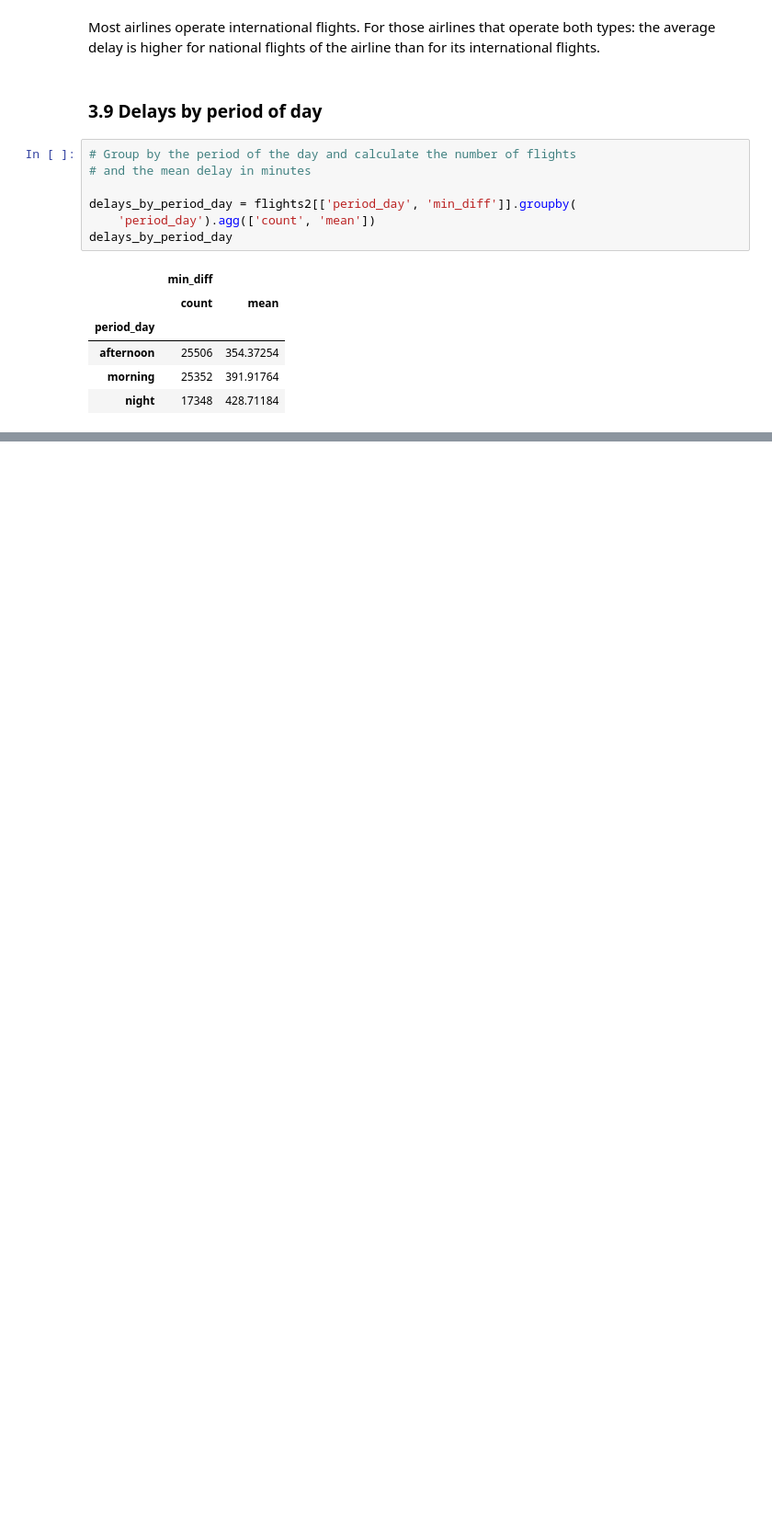
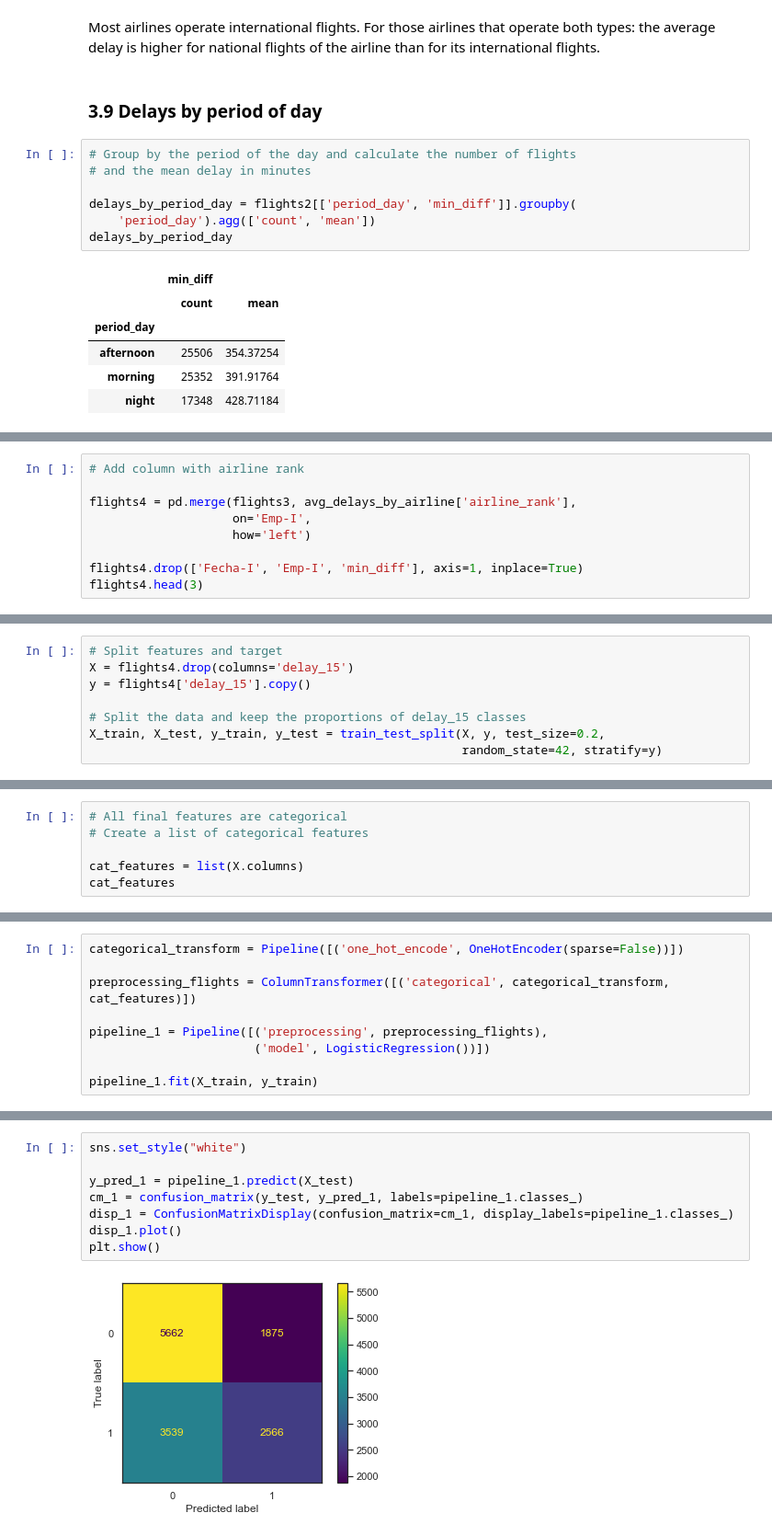
Before and after one commit to izlata/flights-scl, a Jupyter notebook: solution.ipynb, the cells around one changed output, grey strips where cells are left out. Shown at 92% size. Saved outputs shown, nothing was run; the diff lists cells and outputs as text; blank space fills up the shorter version.

Commit message:
Add model training and evaluation (tasks 4 and 5) to the notebook

```diff
--- a/solution.ipynb
+++ b/solution.ipynb
@@ -730,0 +836,9 @@ It is good to try training a model with most of these variables and see the feat
+# %%
+# Add column with airline rank
+
+flights4 = pd.merge(flights3, avg_delays_by_airline['airline_rank'],
+                    on='Emp-I',
+                    how='left')
+
+flights4.drop(['Fecha-I', 'Emp-I', 'min_diff'], axis=1, inplace=True)
+flights4.head(3)
@@ -730,0 +869,8 @@ It is good to try training a model with most of these variables and see the feat
+# %%
+# Split features and target
+X = flights4.drop(columns='delay_15')
+y = flights4['delay_15'].copy()
+
+# Split the data and keep the proportions of delay_15 classes
+X_train, X_test, y_train, y_test = train_test_split(X, y, test_size=0.2,
+                                                    random_state=42, stratify=y)
@@ -730,0 +892,6 @@ It is good to try training a model with most of these variables and see the feat
+# %%
+# All final features are categorical
+# Create a list of categorical features
+
+cat_features = list(X.columns)
+cat_features
@@ -730,0 +902,9 @@ It is good to try training a model with most of these variables and see the feat
+# %%
+categorical_transform = Pipeline([('one_hot_encode', OneHotEncoder(sparse=False))])
+
+preprocessing_flights = ColumnTransformer([('categorical', categorical_transform, cat_features)])
+
+pipeline_1 = Pipeline([('preprocessing', preprocessing_flights),
+                       ('model', LogisticRegression())])
+
+pipeline_1.fit(X_train, y_train)
@@ -730,0 +1011,10 @@ It is good to try training a model with most of these variables and see the feat
+# %%
+sns.set_style("white")
+
+y_pred_1 = pipeline_1.predict(X_test)
+cm_1 = confusion_matrix(y_test, y_pred_1, labels=pipeline_1.classes_)
+disp_1 = ConfusionMatrixDisplay(confusion_matrix=cm_1, display_labels=pipeline_1.classes_)
+disp_1.plot()
+plt.show()
+# %% [output]
+[figure, added]
```
Also changed, not shown: parts of 40 cells of this notebook.
